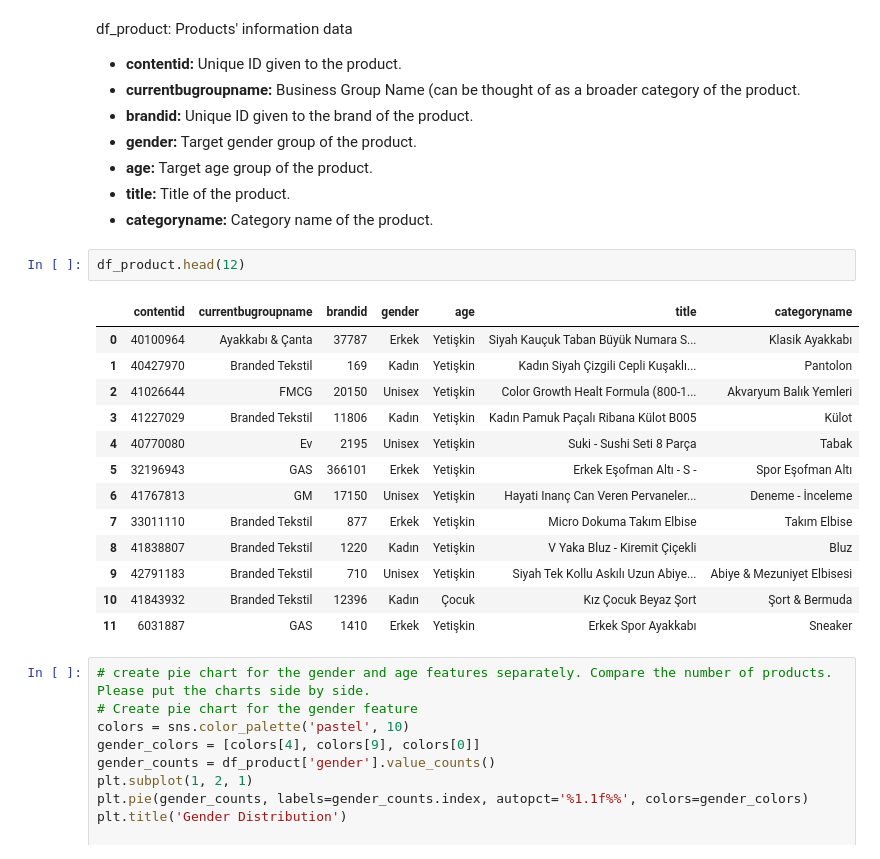
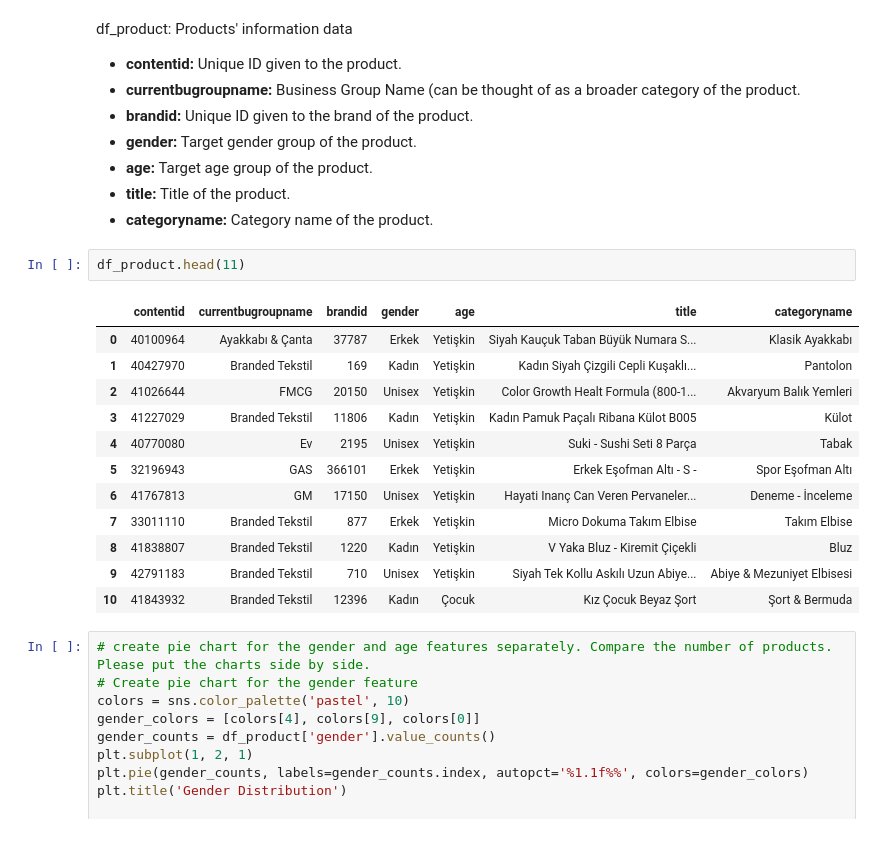
Before and after one commit to stopdemir/ecommerce-data-analysis, a Jupyter notebook: data_analysis.ipynb, the cells around one changed output. Drawn from its saved outputs; the diff is of its cells as text.

```diff
--- a/data_analysis.ipynb
+++ b/data_analysis.ipynb
@@ -101,21 +101,20 @@ df_product: Products' information data
 - **title:** Title of the product.
 - **categoryname:** Category name of the product.
 # %%
-df_product.head(12)
+df_product.head(11)
 # %% [output]
 |  | contentid | currentbugroupname | brandid | gender | age | title | categoryname |
 | 0 | 40100964 | Ayakkabı & Çanta | 37787 | Erkek | Yetişkin | Siyah Kauçuk Taban Büyük Numara S... | Klasik Ayakkabı |
 | 1 | 40427970 | Branded Tekstil | 169 | Kadın | Yetişkin | Kadın Siyah Çizgili Cepli Kuşaklı... | Pantolon |
 | 2 | 41026644 | FMCG | 20150 | Unisex | Yetişkin | Color Growth Healt Formula (800-1... | Akvaryum Balık Yemleri |
 | 3 | 41227029 | Branded Tekstil | 11806 | Kadın | Yetişkin | Kadın Pamuk Paçalı Ribana Külot B005 | Külot |
 | 4 | 40770080 | Ev | 2195 | Unisex | Yetişkin | Suki - Sushi Seti 8 Parça | Tabak |
 | 5 | 32196943 | GAS | 366101 | Erkek | Yetişkin | Erkek Eşofman Altı - S - | Spor Eşofman Altı |
 | 6 | 41767813 | GM | 17150 | Unisex | Yetişkin | Hayati Inanç Can Veren Pervaneler... | Deneme - İnceleme |
 | 7 | 33011110 | Branded Tekstil | 877 | Erkek | Yetişkin | Micro Dokuma Takım Elbise | Takım Elbise |
 | 8 | 41838807 | Branded Tekstil | 1220 | Kadın | Yetişkin | V Yaka Bluz - Kiremit Çiçekli | Bluz |
 | 9 | 42791183 | Branded Tekstil | 710 | Unisex | Yetişkin | Siyah Tek Kollu Askılı Uzun Abiye... | Abiye & Mezuniyet Elbisesi |
 | 10 | 41843932 | Branded Tekstil | 12396 | Kadın | Çocuk | Kız Çocuk Beyaz Şort | Şort & Bermuda |
-| 11 | 6031887 | GAS | 1410 | Erkek | Yetişkin | Erkek Spor Ayakkabı | Sneaker |
 # %%
 # create pie chart for the gender and age features separately. Compare the number of products. Please put the charts side by side.
 # Create pie chart for the gender feature
```
